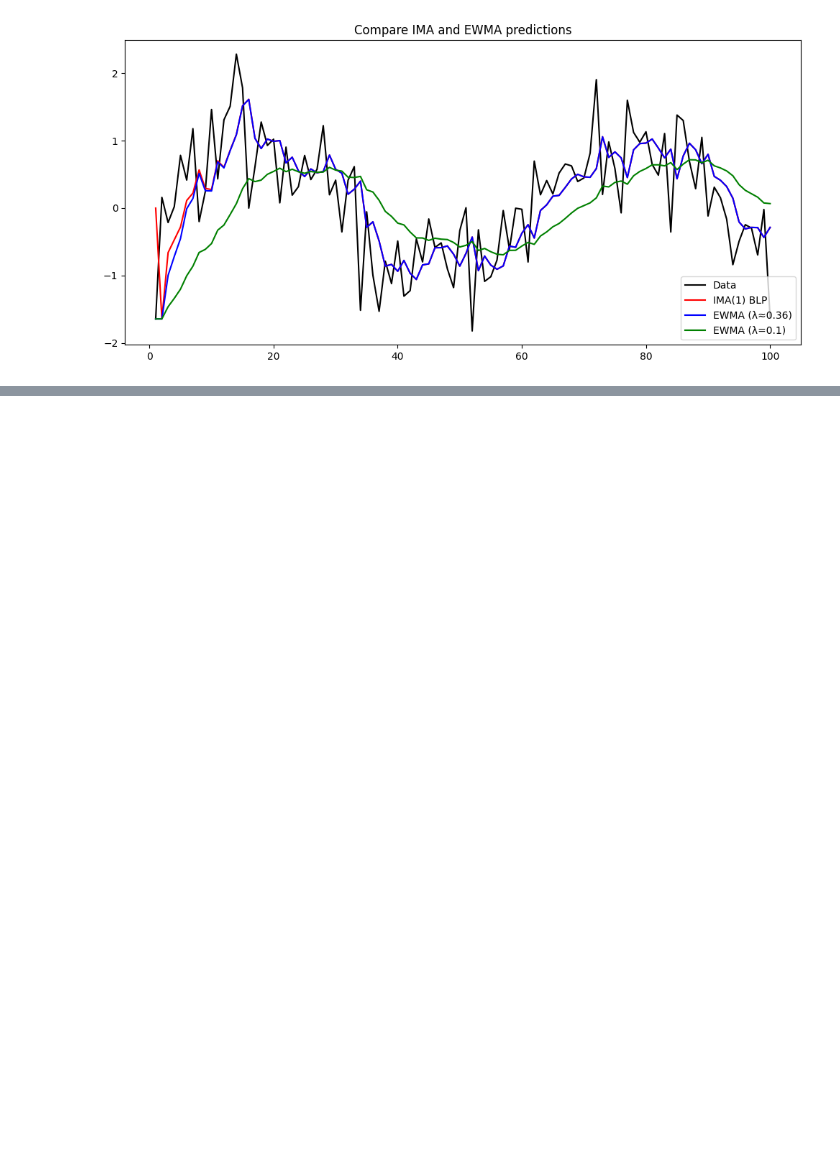
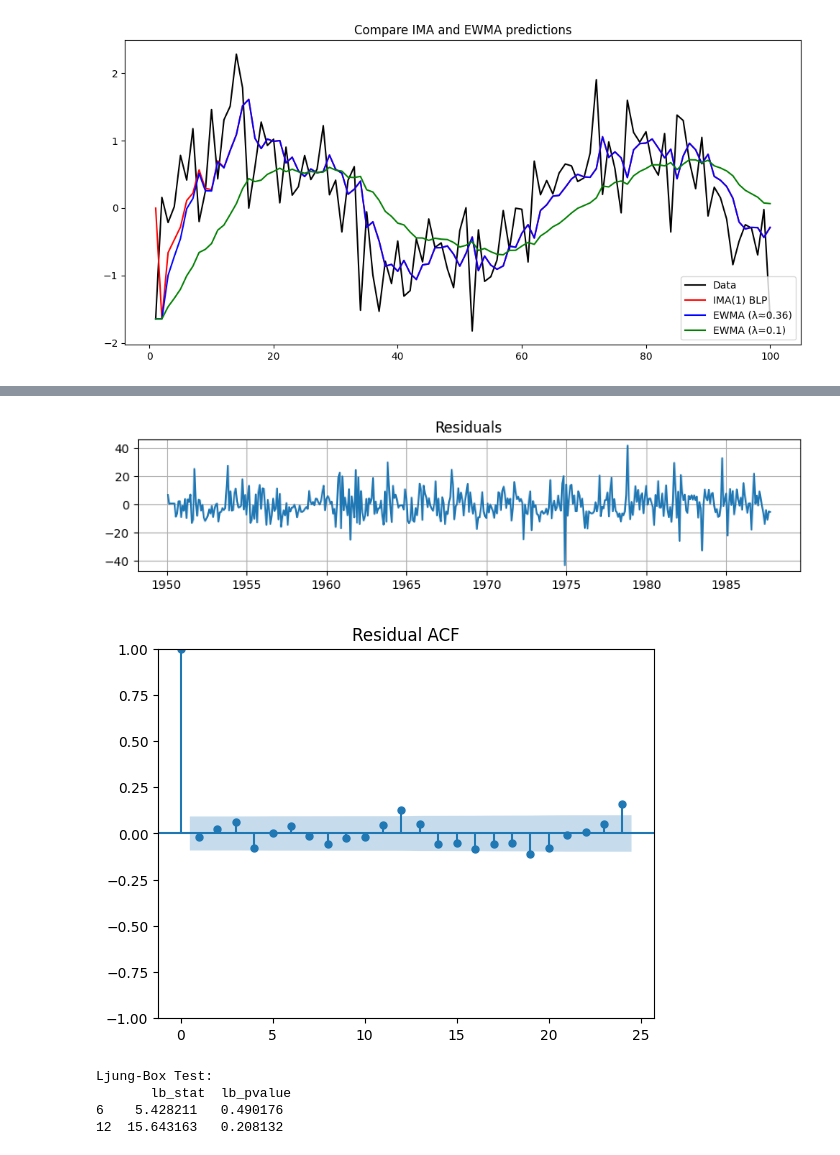
Before and after one commit to cywhale/all_for_it_learning, a Jupyter notebook: python/lecture/lecture03_timeseries.ipynb, the cells around one changed output, grey strips where cells are left out. Saved outputs shown, nothing was run; the diff lists cells and outputs as text; code cells hidden in the pictures; blank space fills up the shorter version.

```diff
--- a/python/lecture/lecture03_timeseries.ipynb
+++ b/python/lecture/lecture03_timeseries.ipynb
@@ -181,0 +285,7 @@ plt.show()
+# %%
+# =============================================================================
+# 4. 用 MLE 拟合 ARIMA(2,0,0)（對應 R: arima(rec, order=c(2,0,0))）
+# =============================================================================
+
+arima_mod = ARIMA(rec_ts, order=(2,0,0)).fit()
+print(arima_mod.summary())
@@ -181,0 +310,26 @@ plt.show()
+# %%
+# =============================================================================
+# 5. 殘差診斷 & 白噪音檢定
+# =============================================================================
+
+resid = arima_mod.resid.dropna()
+
+# 5.1 殘差時序圖
+plt.figure(figsize=(10,2))
+plt.plot(resid); plt.title('Residuals'); plt.grid(); plt.show()
+
+# 5.2 殘差 ACF：應該接近白噪音
+plot_acf(resid, lags=24, title='Residual ACF')
+plt.show()
+# %% [output]
+[figure, added]
+[figure, added]
+# %%
+# 5.3 Ljung-Box 檢定：若 p > 0.05，表示殘差無自相關
+lb = acorr_ljungbox(resid, lags=[6,12], return_df=True)
+print('Ljung-Box Test:\n', lb)
+# %% [output]
+Ljung-Box Test:
+       lb_stat  lb_pvalue
+6    5.428211   0.490176
+12  15.643163   0.208132
```
Also changed, not shown: parts of 29 cells of this notebook, 3 other files.
